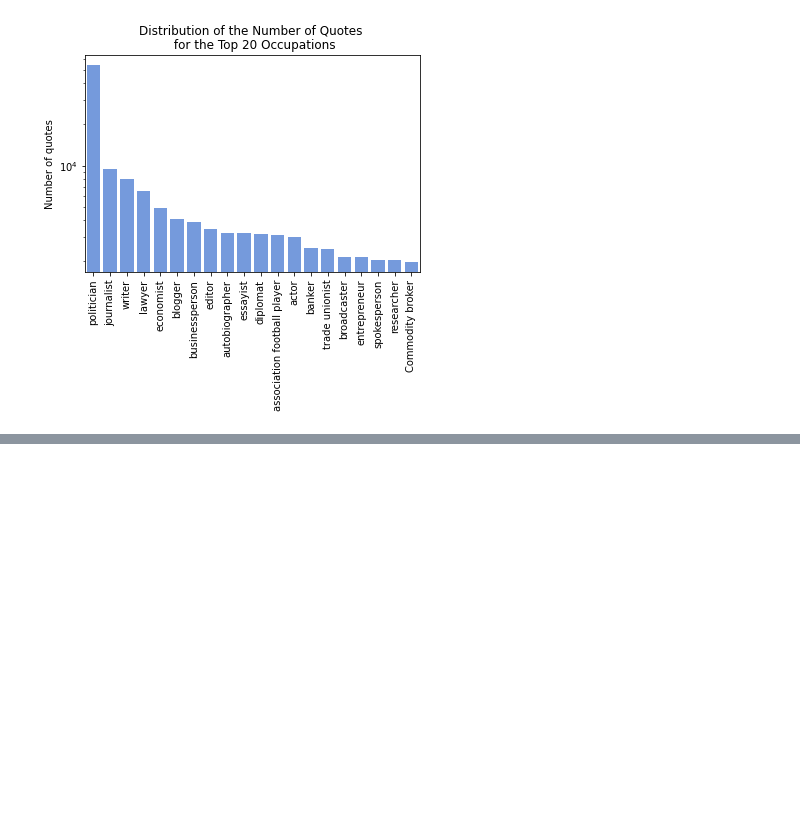
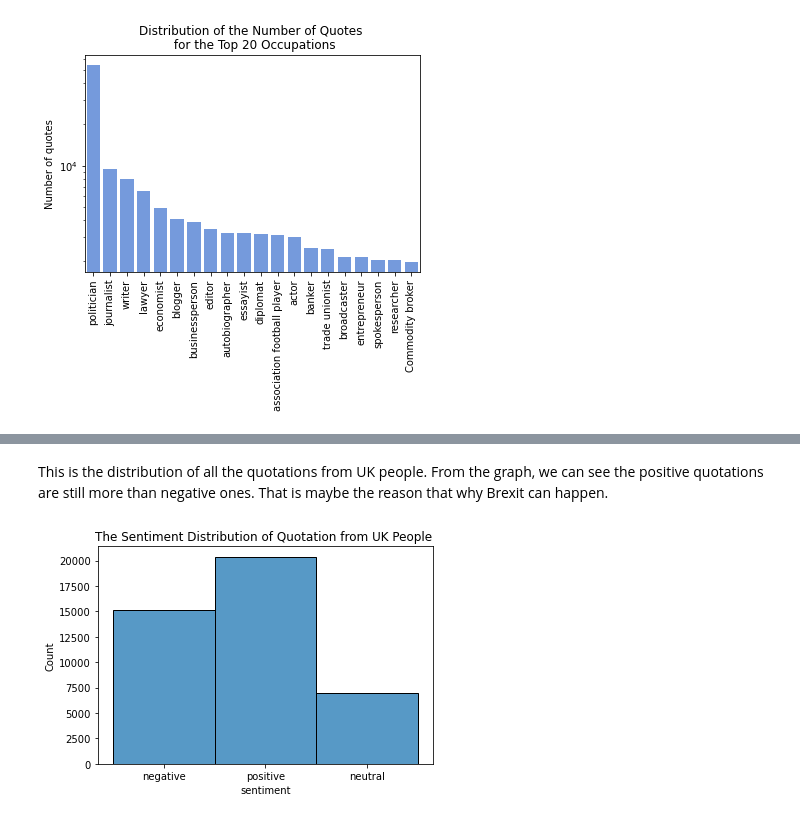
Before and after one commit to epfl-ada/ada-2021-project-skrw, a Jupyter notebook: Milestone_3.ipynb, the cells around one changed output, grey strips where cells are left out. Cells and saved outputs as stored; diff of their text form; code cells hidden in the pictures; blank space fills up the shorter version.

```diff
--- a/Milestone_3.ipynb
+++ b/Milestone_3.ipynb
@@ -158,0 +491,9 @@ plt.show()
+# %% [markdown]
+This is the distribution of all the quotations from UK people. From the graph, we can see the positive quotations are still more than negative ones. That is maybe the reason that why Brexit can happen.
+# %%
+uk_sentiment = df[df.nationality == "['United Kingdom']"]
+ax = sns.histplot(uk_sentiment['sentiment'])
+ax.set_title('The Sentiment Distribution of Quotation from UK People ')
+plt.show()
+# %% [output]
+[figure, added]
```
Also changed, not shown: parts of 35 cells of this notebook, 1 other file.
